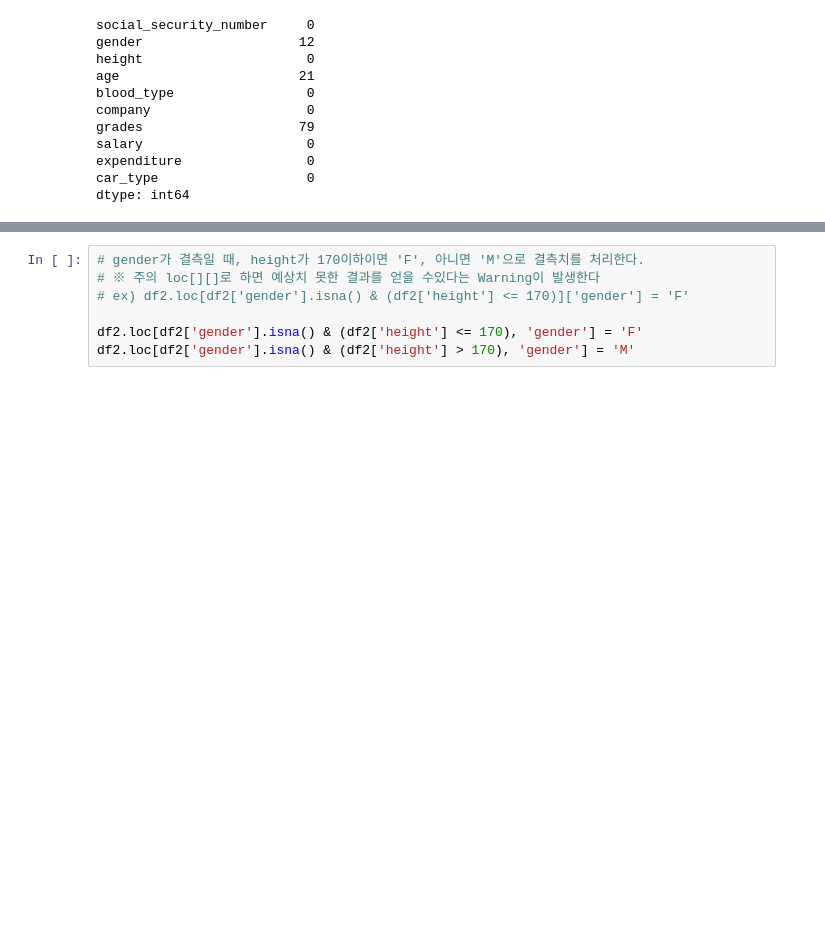
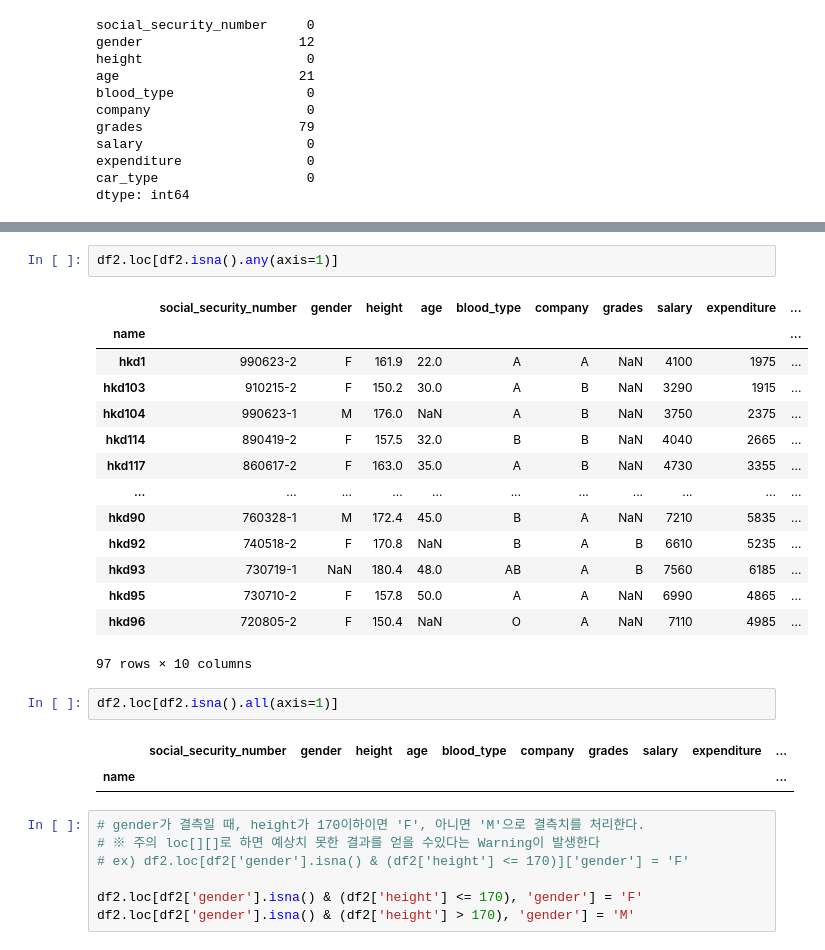
Before and after one commit to sunkusun9/prods_asso, a Jupyter notebook: prods_asso_실기_팁.ipynb, the cells around one changed output, grey strips where cells are left out. Drawn from its saved outputs; the diff is of its cells as text; blank space fills up the shorter version.

```diff
--- a/prods_asso_실기_팁.ipynb
+++ b/prods_asso_실기_팁.ipynb
@@ -406,3 +497,25 @@ dtype: int64
+# %%
+df2.loc[df2.isna().any(axis=1)]
+# %% [output]
+|  | social_security_number | gender | height | age | blood_type | company | grades | salary | expenditure | ... |
+| name |  |  |  |  |  |  |  |  |  | ... |
+| hkd1 | 990623-2 | F | 161.9 | 22.0 | A | A | NaN | 4100 | 1975 | ... |
+| hkd103 | 910215-2 | F | 150.2 | 30.0 | A | B | NaN | 3290 | 1915 | ... |
+| hkd104 | 990623-1 | M | 176.0 | NaN | A | B | NaN | 3750 | 2375 | ... |
+| hkd114 | 890419-2 | F | 157.5 | 32.0 | B | B | NaN | 4040 | 2665 | ... |
+| hkd117 | 860617-2 | F | 163.0 | 35.0 | A | B | NaN | 4730 | 3355 | ... |
+| ... | ... | ... | ... | ... | ... | ... | ... | ... | ... | ... |
+| hkd90 | 760328-1 | M | 172.4 | 45.0 | B | A | NaN | 7210 | 5835 | ... |
+| hkd92 | 740518-2 | F | 170.8 | NaN | B | A | B | 6610 | 5235 | ... |
+| hkd93 | 730719-1 | NaN | 180.4 | 48.0 | AB | A | B | 7560 | 6185 | ... |
+| hkd95 | 730710-2 | F | 157.8 | 50.0 | A | A | NaN | 6990 | 4865 | ... |
+| hkd96 | 720805-2 | F | 150.4 | NaN | O | A | NaN | 7110 | 4985 | ... |
+97 rows × 10 columns
+# %%
+df2.loc[df2.isna().all(axis=1)]
+# %% [output]
+|  | social_security_number | gender | height | age | blood_type | company | grades | salary | expenditure | ... |
+| name |  |  |  |  |  |  |  |  |  | ... |
 # %%
 # gender가 결측일 때, height가 170이하이면 'F', 아니면 'M'으로 결측치를 처리한다.
 # ※ 주의 loc[][]로 하면 예상치 못한 결과를 얻을 수있다는 Warning이 발생한다
```
Also changed, not shown: parts of 14 cells of this notebook.
